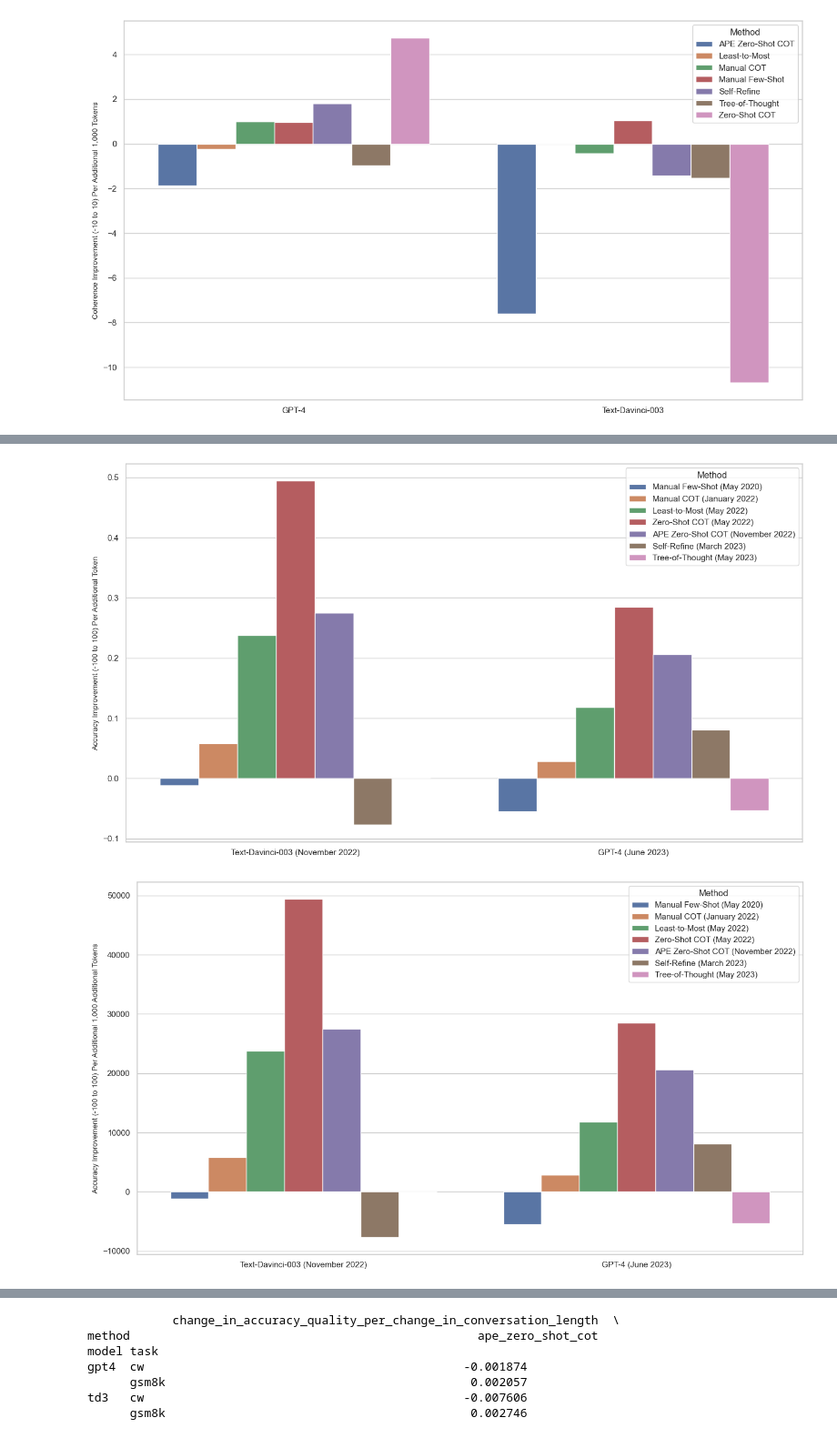
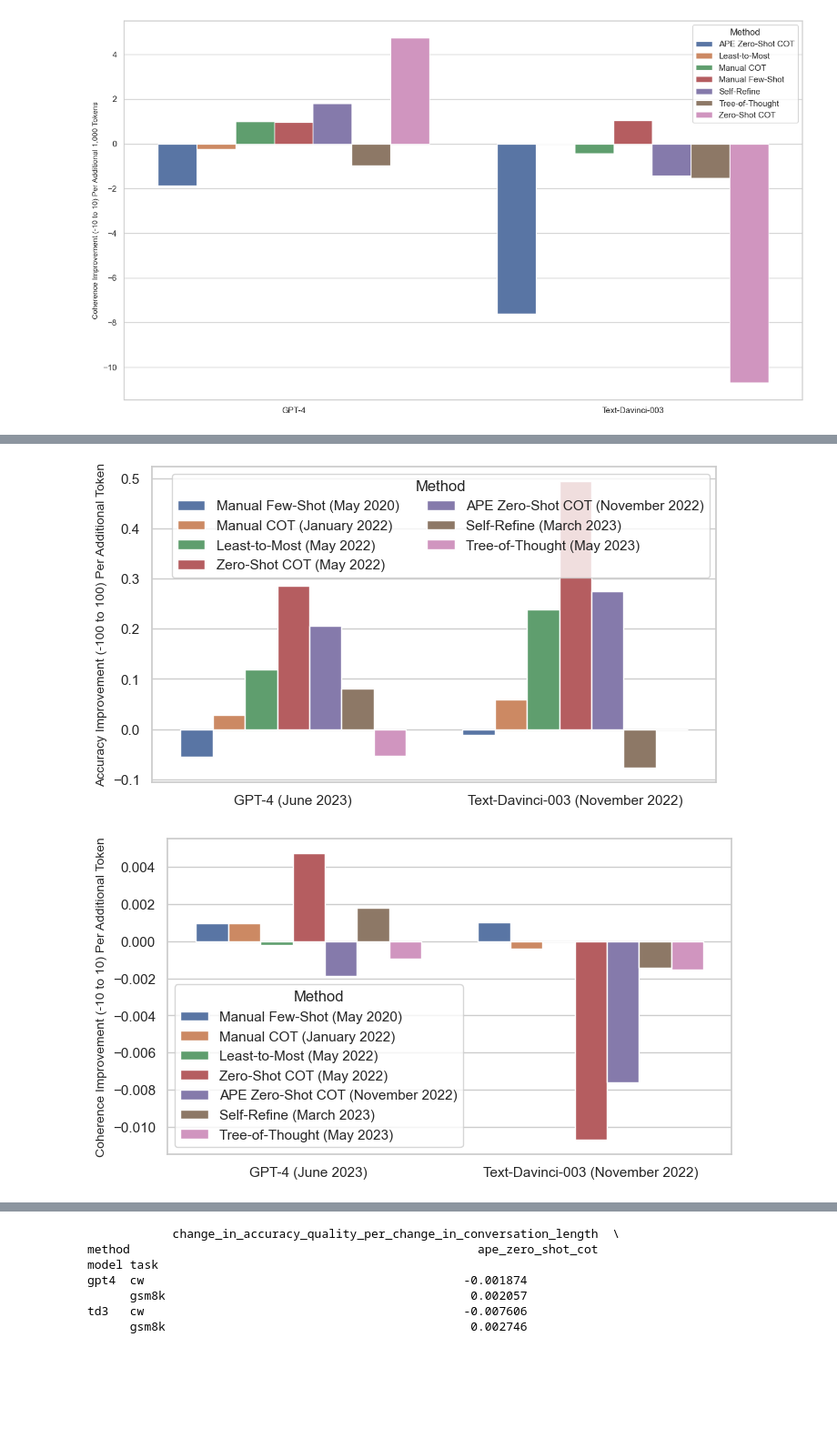
Before and after one commit to ijyliu/anlp23-project, a Jupyter notebook: Data/06 - Analyze Metrics and Conduct Inference.ipynb, the cells around one changed output, grey strips where cells are left out. Shown at 91% size. Drawn from its saved outputs; the diff is of its cells as text; code cells hidden in the pictures; blank space fills up the shorter version.

Commit message:
presentation improvements

```diff
--- a/Data/06 - Analyze Metrics and Conduct Inference.ipynb
+++ b/Data/06 - Analyze Metrics and Conduct Inference.ipynb
@@ -786,6 +786,16 @@ plt.show()
 [figure]
 [figure]
 # %%
+# Set figure size
+figsize_16_9 = (16, 9)
+# Scaled down a little
+figsize_3_4 = (0.75 * 16, 0.75 * 9)
+figsize_060 = (0.6 * 16, 0.6 * 9)
+# Scaled down
+figsize_half = (8, 4.5)
+# Pick size
+fsize = figsize_half
+
 # Version sorted by ss_publication_date
 # Merge on hand_labeled_data
 # Add ss_publication_date to averages_for_changes
@@ -815,15 +825,20 @@ averages_for_changes_with_date_gsm8k['Percentage Points Accuracy Improvement Per
 averages_for_changes_with_date_gsm8k['Percentage Points Accuracy Improvement Per 1,000 Additional Tokens'] = averages_for_changes_with_date_gsm8k['Percentage Points Accuracy Improvement Per Additional Token'] * 100 * 1000
 averages_for_changes_with_date_cw = averages_for_changes_with_date[averages_for_changes_with_date['task'] == 'cw']
 averages_for_changes_with_date_cw['Coherence Improvement (-10 to 10) Per Additional 1,000 Tokens'] = averages_for_changes_with_date_cw['change_in_accuracy_quality_per_change_in_conversation_length'] * 1000
+# Sort dataframes by Model
+averages_for_changes_with_date_gsm8k = averages_for_changes_with_date_gsm8k.sort_values(by=['Model'])
+averages_for_changes_with_date_cw = averages_for_changes_with_date_cw.sort_values(by=['Model'])
 
 #print(averages_for_changes_with_date)
 
 # Plot change in accuracy_quality per change in conversation_length
 # Bar chart by model, method, task
 # GSM8k plot
-plt.figure(figsize=(16, 9))
+plt.figure(figsize=fsize)
 #sns.barplot(x='Model', y='Percentage Points Accuracy Improvement Per Additional Token', hue='Method', data=averages_for_changes_gsm8k)
-sns.barplot(x='Model', y='Percentage Points Accuracy Improvement Per Additional Token', hue='Method', hue_order=hue_order, data=averages_for_changes_with_date_gsm8k)#, order=order_list)
+ax = sns.barplot(x='Model', y='Percentage Points Accuracy Improvement Per Additional Token', hue='Method', hue_order=hue_order, data=averages_for_changes_with_date_gsm8k)
+ax.legend(ncol=2, title = 'Method')
+#, order=order_list)
 #plt.xlabel('Model')
 #plt.xlabel('')
 #plt.ylabel('Change in GSM8K Accuracy per Change in Conversation Length')
@@ -835,25 +850,25 @@ plt.gca().set_ylabel('Accuracy Improvement (-100 to 100) Per Additional Token',
 plt.savefig('../Output/gsm8k_change_in_accuracy_quality_per_change_in_conversation_length_sorted_by_technique_age.png')
 plt.show()
 
-# Plot change in accuracy_quality per change in conversation_length
-# Bar chart by model, method, task
-# GSM8k plot
-plt.figure(figsize=(16, 9))
-#sns.barplot(x='Model', y='Percentage Points Accuracy Improvement Per Additional Token', hue='Method', data=averages_for_changes_gsm8k)
-sns.barplot(x='Model', y='Percentage Points Accuracy Improvement Per 1,000 Additional Tokens', hue='Method', hue_order=hue_order, data=averages_for_changes_with_date_gsm8k)#, order=order_list)
-#plt.xlabel('Model')
-#plt.xlabel('')
-#plt.ylabel('Change in GSM8K Accuracy per Change in Conversation Length')
-# No x axis title
-plt.gca().set_xlabel('')
-# Reduce y axis title font size
-plt.gca().set_ylabel('Accuracy Improvement (-100 to 100) Per Additional 1,000 Additional Tokens', fontsize=10)
-#plt.title('Change in GSM8K Accuracy per Change in Conversation Length by Model and Method')
-plt.savefig('../Output/gsm8k_change_in_accuracy_quality_per_change_in_conversation_length_sorted_by_technique_age_transformed.png')
-plt.show()
+# # Plot change in accuracy_quality per change in conversation_length
+# # Bar chart by model, method, task
+# # GSM8k plot
+# plt.figure(figsize=fsize)
+# #sns.barplot(x='Model', y='Percentage Points Accuracy Improvement Per Additional Token', hue='Method', data=averages_for_changes_gsm8k)
+# sns.barplot(x='Model', y='Percentage Points Accuracy Improvement Per 1,000 Additional Tokens', hue='Method', hue_order=hue_order, data=averages_for_changes_with_date_gsm8k)#, order=order_list)
+# #plt.xlabel('Model')
+# #plt.xlabel('')
+# #plt.ylabel('Change in GSM8K Accuracy per Change in Conversation Length')
+# # No x axis title
+# plt.gca().set_xlabel('')
+# # Reduce y axis title font size
+# plt.gca().set_ylabel('Accuracy Improvement (-100 to 100) Per Additional 1K Additional Tokens')#, fontsize=10)
+# #plt.title('Change in GSM8K Accuracy per Change in Conversation Length by Model and Method')
+# plt.savefig('../Output/gsm8k_change_in_accuracy_quality_per_change_in_conversation_length_sorted_by_technique_age_transformed.png')
+# plt.show()
 
 # Creative writing plot
-plt.figure(figsize=(16, 9))
+plt.figure(figsize=fsize)
 sns.barplot(x='Model', y='change_in_accuracy_quality_per_change_in_conversation_length', hue='Method', hue_order=hue_order, data=averages_for_changes_with_date_cw)
 #sns.barplot(x='Model', y='change_in_accuracy_quality_per_change_in_conversation_length', hue='Method', data=averages_for_changes_cw)
 #plt.xlabel('')
@@ -866,7 +881,7 @@ plt.savefig('../Output/cw_change_in_accuracy_quality_per_change_in_conversation_
 plt.show()
 
 # Creative writing plot
-plt.figure(figsize=(16, 9))
+plt.figure(figsize=fsize)
 sns.barplot(x='Model', y='Coherence Improvement (-10 to 10) Per Additional 1,000 Tokens', hue='Method', hue_order=hue_order, data=averages_for_changes_with_date_cw)
 #sns.barplot(x='Model', y='change_in_accuracy_quality_per_change_in_conversation_length', hue='Method', data=averages_for_changes_cw)
 #plt.xlabel('')
@@ -874,7 +889,7 @@ sns.barplot(x='Model', y='Coherence Improvement (-10 to 10) Per Additional 1,000
 #plt.title('Change in Creative Writing Coherence per Change in Conversation Length by Model and Method')
 # No x axis title
 plt.gca().set_xlabel('')
-plt.gca().set_ylabel('Coherence Improvement (-10 to 10) Per Additional 1,000 Tokens', fontsize=10)
+plt.gca().set_ylabel('Coherence Improvement (-10 to 10) Per Additional 1K Tokens', fontsize=9)
 plt.savefig('../Output/cw_change_in_accuracy_quality_per_change_in_conversation_length_sorted_by_technique_age_transformed.png')
 plt.show()
 # %% [output]
@@ -883,32 +898,32 @@ plt.show()
 6   gpt4    manual_few_shot     cw               751.04
 7   gpt4    manual_few_shot  gsm8k               579.69
 20   td3    manual_few_shot     cw               695.41
 4   gpt4         manual_cot     cw               968.75
 5   gpt4         manual_cot  gsm8k               850.04
 19   td3         manual_cot  gsm8k               722.70
 18   td3         manual_cot     cw               960.51
 2   gpt4      least_to_most     cw              1091.41
 3   gpt4      least_to_most  gsm8k               332.36
 17   td3      least_to_most  gsm8k               272.27
 ... (134 lines left out)
 10    tree_of_thought          2023-05-15             Tree-of-Thought
 24    tree_of_thought          2023-05-15             Tree-of-Thought
 25    tree_of_thought          2023-05-15             Tree-of-Thought
 ['Manual Few-Shot (May 2020)', 'Manual COT (January 2022)', 'Least-to-Most (May 2022)', 'Zero-Shot COT (May 2022)', 'APE Zero-Shot COT (November 2022)', 'Self-Refine (March 2023)', 'Tree-of-Thought (M ...
 A value is trying to be set on a copy of a slice from a DataFrame.
 Try using .loc[row_indexer,col_indexer] = value instead
 
 See the caveats in the documentation: https://pandas.pydata.org/pandas-docs/stable/user_guide/indexing.html#returning-a-view-versus-a-copy
   averages_for_changes_with_date_gsm8k['Percentage Points Accuracy Improvement Per Additional Token'] = averages_for_changes_with_date_gsm8k['change_in_accuracy_quality_per_change_in_conversation_leng ...
 A value is trying to be set on a copy of a slice from a DataFrame.
 Try using .loc[row_indexer,col_indexer] = value instead
 
 See the caveats in the documentation: https://pandas.pydata.org/pandas-docs/stable/user_guide/indexing.html#returning-a-view-versus-a-copy
   averages_for_changes_with_date_gsm8k['Percentage Points Accuracy Improvement Per 1,000 Additional Tokens'] = averages_for_changes_with_date_gsm8k['Percentage Points Accuracy Improvement Per Addition ...
 A value is trying to be set on a copy of a slice from a DataFrame.
 Try using .loc[row_indexer,col_indexer] = value instead
 
 See the caveats in the documentation: https://pandas.pydata.org/pandas-docs/stable/user_guide/indexing.html#returning-a-view-versus-a-copy
   averages_for_changes_with_date_cw['Coherence Improvement (-10 to 10) Per Additional 1,000 Tokens'] = averages_for_changes_with_date_cw['change_in_accuracy_quality_per_change_in_conversation_length'] ...
-[figure, old version]
+[figure, new version]
-[figure, old version]
+[figure, new version]
```
Also changed, not shown: parts of 1 cell of this notebook, 9 other files.
